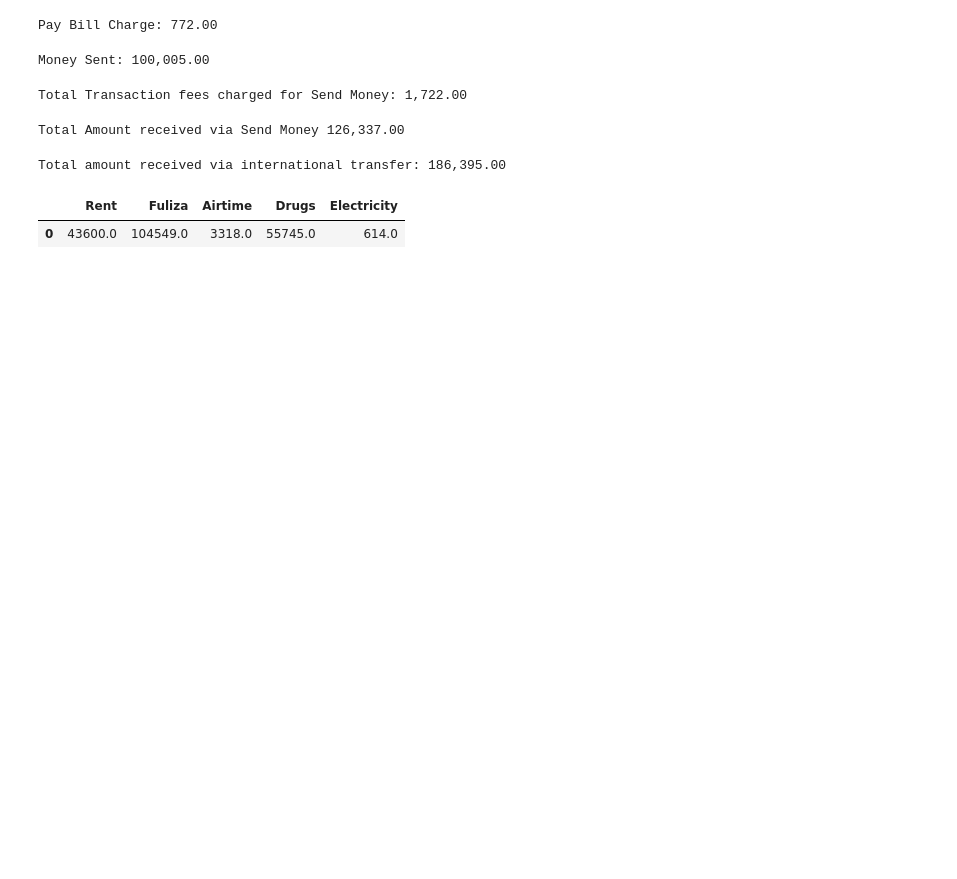
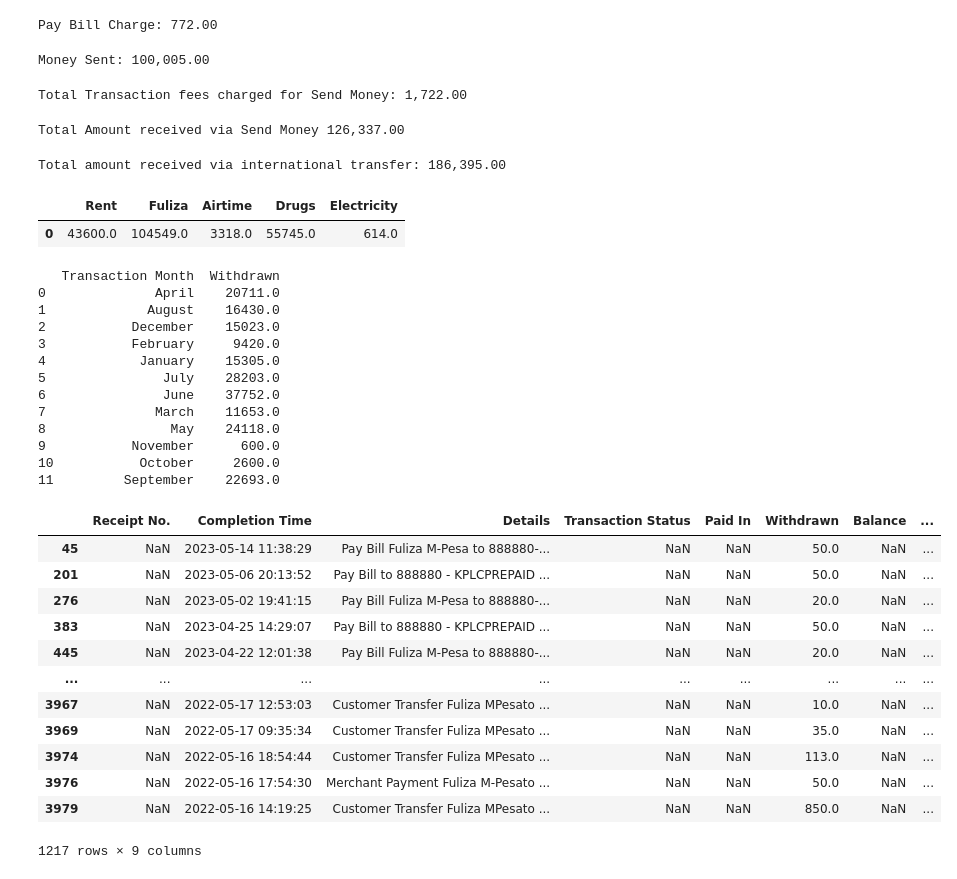
Before and after one commit to Murega14/mpesa_statement_analysis, a Jupyter notebook: mpesa.ipynb, the cells around one changed output. Cells and saved outputs as stored; diff of their text form; code cells hidden in the pictures; blank space fills up the shorter version.

```diff
--- a/mpesa.ipynb
+++ b/mpesa.ipynb
@@ -322,3 +322,57 @@ import pandas as pd
 means_data = {"Send Money": [send_money], "Lipa na Mpesa": [lipa_na_mpesa], "Money Received": [total_received], "International Transfer": [international_transfer], "Withdrawn Amount": [withdrawn_amount]}
 means_df = pd.DataFrame(means_data)
 means_df.to_csv("means.csv")
+# %%
+#calculating the monthly totals for drugs, rent, electricity, fuliza and airtime
+
+variables = [['KPLC'], ['Raymond Mbuvi', 'Cosmic', 'Pay Bill to 247247 - Equity Paybill Account Acc.0300196339189'],
+            ['Airtme'], ['Bar', 'Kapbrandy', 'Onsare', 'wines', 'Simba', 'Tamasha', 'pub', 'Maina', 'Muganda', 'Wambwa'],
+            ['fuliza']]
+
+filtered_df = pd.DataFrame(columns=df.columns)
+
+# Loop through each variable list and filter rows
+for variable_keywords in variables:
+    # Create a regular expression pattern to match any of the keywords in the list
+    pattern = '|'.join(variable_keywords)
+
+    # Filter rows containing the pattern in the 'Details' column
+    variable_filtered = df_pivoted[df_pivoted['Details'].str.contains(pattern, case=False, na=False)]
+
+    # Append the filtered results to the overall filtered DataFrame
+    filtered_df = pd.concat([filtered_df, variable_filtered])
+
+# Group by 'Transaction Month' and calculate the sum of 'Withdrawn' for each month
+monthly_total = filtered_df.groupby('Transaction Month')['Withdrawn'].sum().reset_index()
+
+# Print the monthly total for the filtered rows
+print(monthly_total)
+
+filtered_df
+# %% [output]
+   Transaction Month  Withdrawn
+0              April    20711.0
+1             August    16430.0
+2           December    15023.0
+3           February     9420.0
+4            January    15305.0
+5               July    28203.0
+6               June    37752.0
+7              March    11653.0
+8                May    24118.0
+9           November      600.0
+10           October     2600.0
+11         September    22693.0
+|  | Receipt No. | Completion Time | Details | Transaction Status | Paid In | Withdrawn | Balance | ... |
+| 45 | NaN | 2023-05-14 11:38:29 | Pay Bill Fuliza M-Pesa to 888880-... | NaN | NaN | 50.0 | NaN | ... |
+| 201 | NaN | 2023-05-06 20:13:52 | Pay Bill to 888880 - KPLCPREPAID ... | NaN | NaN | 50.0 | NaN | ... |
+| 276 | NaN | 2023-05-02 19:41:15 | Pay Bill Fuliza M-Pesa to 888880-... | NaN | NaN | 20.0 | NaN | ... |
+| 383 | NaN | 2023-04-25 14:29:07 | Pay Bill to 888880 - KPLCPREPAID ... | NaN | NaN | 50.0 | NaN | ... |
+| 445 | NaN | 2023-04-22 12:01:38 | Pay Bill Fuliza M-Pesa to 888880-... | NaN | NaN | 20.0 | NaN | ... |
+| ... | ... | ... | ... | ... | ... | ... | ... | ... |
+| 3967 | NaN | 2022-05-17 12:53:03 | Customer Transfer Fuliza MPesato ... | NaN | NaN | 10.0 | NaN | ... |
+| 3969 | NaN | 2022-05-17 09:35:34 | Customer Transfer Fuliza MPesato ... | NaN | NaN | 35.0 | NaN | ... |
+| 3974 | NaN | 2022-05-16 18:54:44 | Customer Transfer Fuliza MPesato ... | NaN | NaN | 113.0 | NaN | ... |
+| 3976 | NaN | 2022-05-16 17:54:30 | Merchant Payment Fuliza M-Pesato ... | NaN | NaN | 50.0 | NaN | ... |
+| 3979 | NaN | 2022-05-16 14:19:25 | Customer Transfer Fuliza MPesato ... | NaN | NaN | 850.0 | NaN | ... |
+1217 rows × 9 columns
```
Also changed, not shown: parts of 3 cells of this notebook, 3 other files.
